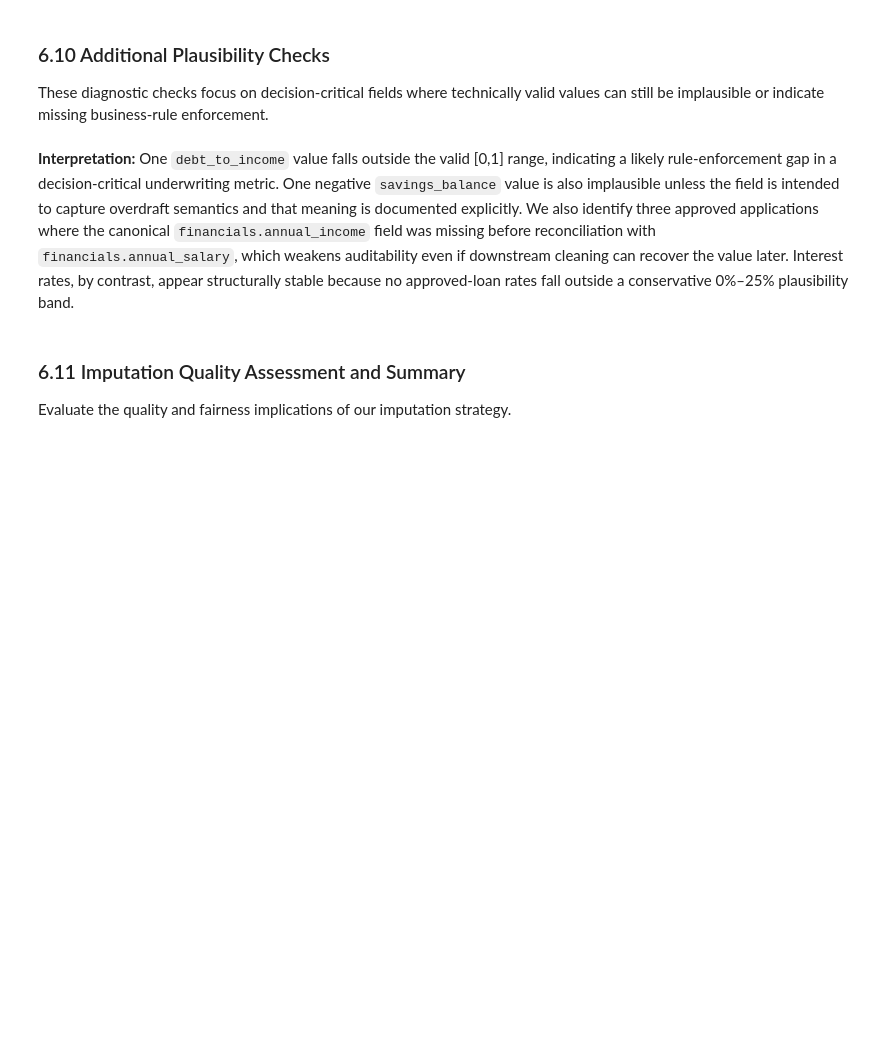
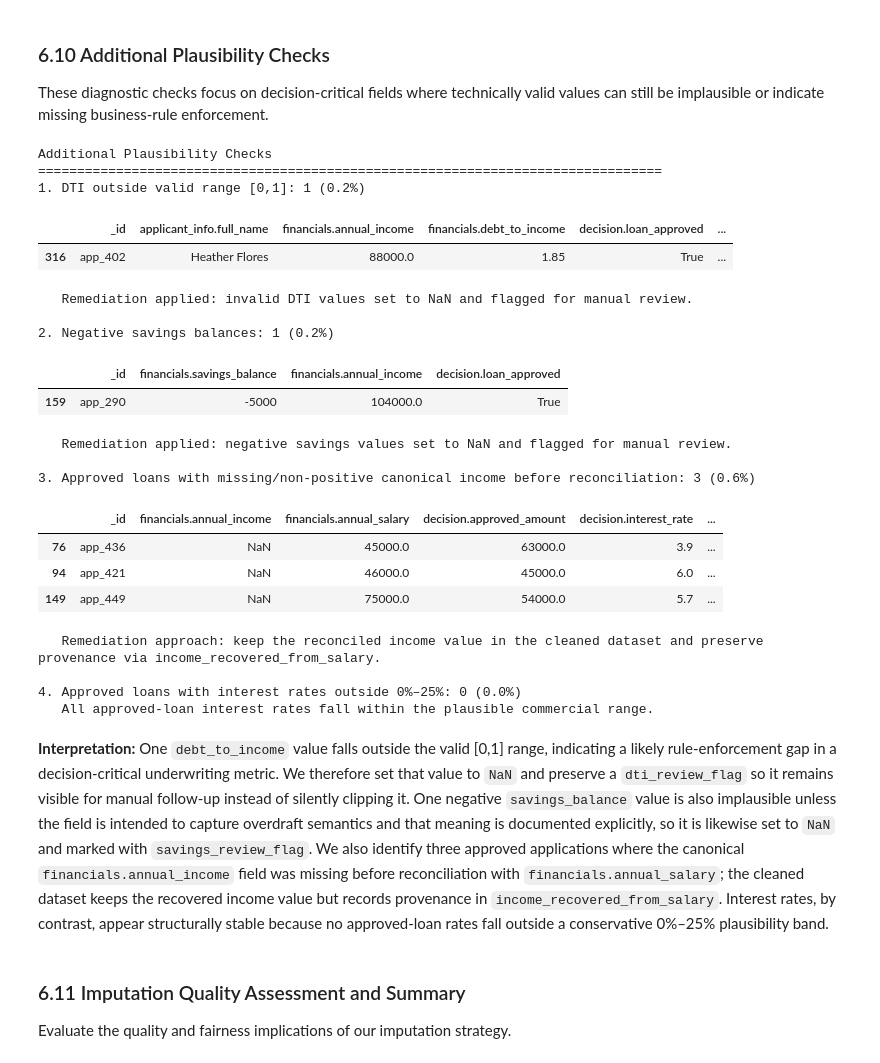
Before and after one commit to LennSchneidewind-67548/dego-project-team14, a Jupyter notebook: notebooks/01-data-quality.ipynb, the cells around one changed output. Drawn from its saved outputs; the diff is of its cells as text; code cells hidden in the pictures; blank space fills up the shorter version.

```diff
--- a/notebooks/01-data-quality.ipynb
+++ b/notebooks/01-data-quality.ipynb
@@ -228,6 +228,9 @@ print(f"Before merge:")
 print(f"  financials.annual_income missing: {income_missing_before}")
 print(f"  financials.annual_salary missing: {salary_missing_before}")
 
+# Track which records recover the canonical income field from annual_salary
+df['income_recovered_from_salary'] = df['financials.annual_income'].isna() & df['financials.annual_salary'].notna()
+
 # Create merged column: use annual_income, fill missing with annual_salary
 df['financials.annual_income'] = df['financials.annual_income'].fillna(df['financials.annual_salary'])
 
@@ -237,6 +240,7 @@ income_missing_after = df['financials.annual_income'].isna().sum()
 print(f"\nAfter merge:")
 print(f"  financials.annual_income missing: {income_missing_after}")
 print(f"  Values recovered: {income_missing_before - income_missing_after}")
+print(f"  Provenance flag set: {int(df['income_recovered_from_salary'].sum())} records marked as recovered from annual_salary")
 
 # Drop the now-redundant annual_salary column
 print(f"\nRemoving redundant 'financials.annual_salary' column...")
@@ -1416,6 +1421,10 @@ print("=" * 80)
 total_records_check = len(df)
 id_col = '_id' if '_id' in df.columns else 'id'
 id_col_original = '_id' if '_id' in df_original.columns else 'id'
+
+# Initialize review flags so they are exported with the cleaned dataset
+df['dti_review_flag'] = False
+df['savings_review_flag'] = False
 
 # 1. Debt-to-income validity range
 dti_col = 'financials.debt_to_income'
@@ -1429,8 +1438,11 @@ invalid_dti_count = int(invalid_dti_mask.sum())
 invalid_dti_pct = round(invalid_dti_count / total_records_check * 100, 2)
 print(f"1. DTI outside valid range [0,1]: {invalid_dti_count} ({invalid_dti_pct}%)")
 if invalid_dti_count > 0:
+    df.loc[invalid_dti_mask, 'dti_review_flag'] = True
     dti_cols = [col for col in [id_col, 'applicant_info.full_name', income_col, dti_col, loan_col, amount_col, rate_col] if col in df.columns]
     display(df.loc[invalid_dti_mask, dti_cols])
+    df.loc[invalid_dti_mask, dti_col] = np.nan
+    print("   Remediation applied: invalid DTI values set to NaN and flagged for manual review.")
 else:
     print("   No out-of-range DTI values detected.")
 
@@ -1441,8 +1453,11 @@ negative_savings_count = int(negative_savings_mask.sum())
 negative_savings_pct = round(negative_savings_count / total_records_check * 100, 2)
 print(f"\n2. Negative savings balances: {negative_savings_count} ({negative_savings_pct}%)")
 if negative_savings_count > 0:
+    df.loc[negative_savings_mask, 'savings_review_flag'] = True
     savings_cols = [col for col in [id_col, savings_col, income_col, loan_col] if col in df.columns]
     display(df.loc[negative_savings_mask, savings_cols])
+    df.loc[negative_savings_mask, savings_col] = np.nan
+    print("   Remediation applied: negative savings values set to NaN and flagged for manual review.")
 else:
     print("   No negative savings balances detected.")
 
@@ -1458,35 +1473,58 @@ missing_canonical_income_mask = (
     (annual_income_original_num.isna() | (annual_income_original_num <= 0))
 )
 missing_canonical_income_count = int(missing_canonical_income_mask.sum())
 missing_canonical_income_pct = round(missing_canonical_income_count / len(df_original) * 100, 2)
 print(f"\n3. Approved loans with missing/non-positive canonical income before reconciliation: {missing_canonical_income_count} ({missing_canonical_income_pct}%)")
 if missing_canonical_income_count > 0:
     original_cols = [
         col for col in [
             id_col_original,
             original_income_col,
             original_salary_col,
             original_amount_col,
             original_rate_col,
             dti_col,
         ] if col in df_original.columns
     ]
     display(df_original.loc[missing_canonical_income_mask, original_cols])
+    print("   Remediation approach: keep the reconciled income value in the cleaned dataset and preserve provenance via income_recovered_from_salary.")
 else:
     print("   No approved loans were found with missing canonical income at decision time.")
 
 # 4. Interest rate plausibility
 invalid_interest_mask = (df[loan_col] == True) & ((df[rate_col] < 0) | (df[rate_col] > 25))
 invalid_interest_count = int(invalid_interest_mask.sum())
 invalid_interest_pct = round(invalid_interest_count / total_records_check * 100, 2)
 print(f"\n4. Approved loans with interest rates outside 0%–25%: {invalid_interest_count} ({invalid_interest_pct}%)")
 if invalid_interest_count > 0:
     rate_cols = [col for col in [id_col, rate_col, amount_col, income_col, loan_col] if col in df.columns]
     display(df.loc[invalid_interest_mask, rate_cols])
 else:
     print("   All approved-loan interest rates fall within the plausible commercial range.")
+# %% [output]
+Additional Plausibility Checks
+================================================================================
+1. DTI outside valid range [0,1]: 1 (0.2%)
+|  | _id | applicant_info.full_name | financials.annual_income | financials.debt_to_income | decision.loan_approved | ... |
+| 316 | app_402 | Heather Flores | 88000.0 | 1.85 | True | ... |
+   Remediation applied: invalid DTI values set to NaN and flagged for manual review.
+
+2. Negative savings balances: 1 (0.2%)
+|  | _id | financials.savings_balance | financials.annual_income | decision.loan_approved |
+| 159 | app_290 | -5000 | 104000.0 | True |
+   Remediation applied: negative savings values set to NaN and flagged for manual review.
+
+3. Approved loans with missing/non-positive canonical income before reconciliation: 3 (0.6%)
+|  | _id | financials.annual_income | financials.annual_salary | decision.approved_amount | decision.interest_rate | ... |
+| 76 | app_436 | NaN | 45000.0 | 63000.0 | 3.9 | ... |
+| 94 | app_421 | NaN | 46000.0 | 45000.0 | 6.0 | ... |
+| 149 | app_449 | NaN | 75000.0 | 54000.0 | 5.7 | ... |
+   Remediation approach: keep the reconciled income value in the cleaned dataset and preserve provenance via income_recovered_from_salary.
+
+4. Approved loans with interest rates outside 0%–25%: 0 (0.0%)
+   All approved-loan interest rates fall within the plausible commercial range.
 # %% [markdown]
-**Interpretation:** One `debt_to_income` value falls outside the valid [0,1] range, indicating a likely rule-enforcement gap in a decision-critical underwriting metric. One negative `savings_balance` value is also implausible unless the field is intended to capture overdraft semantics and that meaning is documented explicitly. We also identify three approved applications where the canonical `financials.annual_income` field was missing before reconciliation with `financials.annual_salary`, which weakens auditability even if downstream cleaning can recover the value later. Interest rates, by contrast, appear structurally stable because no approved-loan rates fall outside a conservative 0%–25% plausibility band.
+**Interpretation:** One `debt_to_income` value falls outside the valid [0,1] range, indicating a likely rule-enforcement gap in a decision-critical underwriting metric. We therefore set that value to `NaN` and preserve a `dti_review_flag` so it remains visible for manual follow-up instead of silently clipping it. One negative `savings_balance` value is also implausible unless the field is intended to capture overdraft semantics and that meaning is documented explicitly, so it is likewise set to `NaN` and marked with `savings_review_flag`. We also identify three approved applications where the canonical `financials.annual_income` field was missing before reconciliation with `financials.annual_salary`; the cleaned dataset keeps the recovered income value but records provenance in `income_recovered_from_salary`. Interest rates, by contrast, appear structurally stable because no approved-loan rates fall outside a conservative 0%–25% plausibility band.
 # %% [markdown]
 ### 6.11 Imputation Quality Assessment and Summary
 
```
Also changed, not shown: parts of 9 cells of this notebook, 1 other file.
